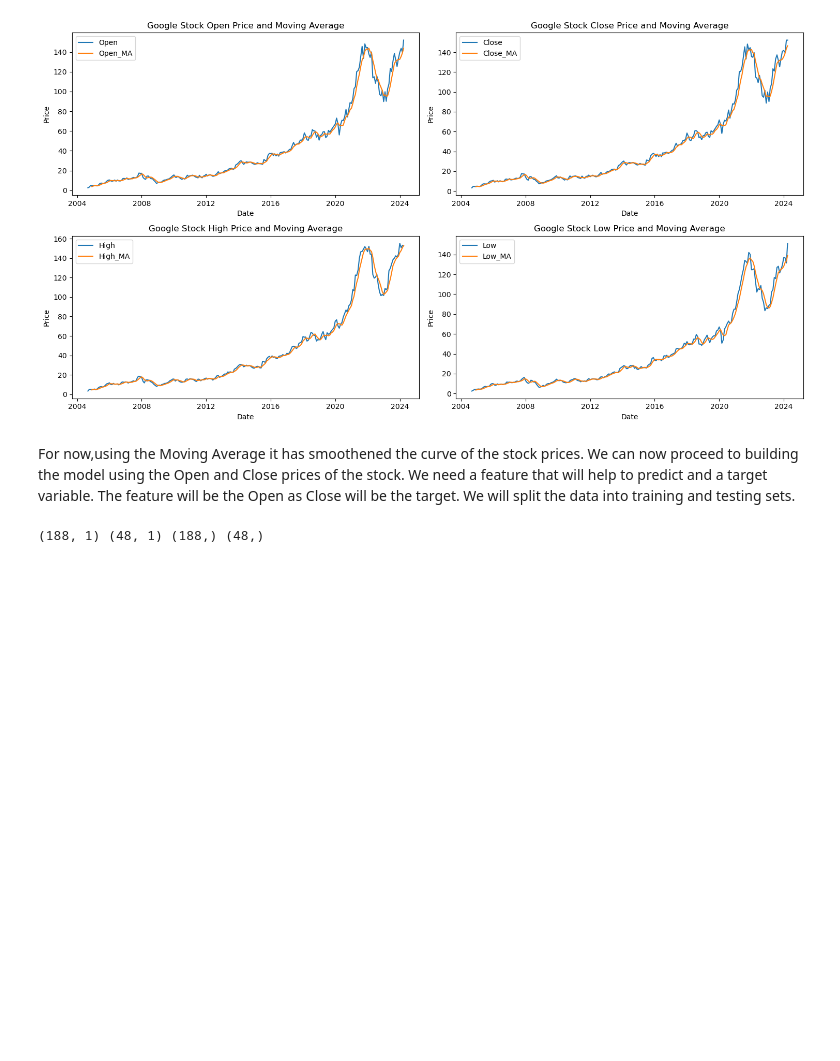
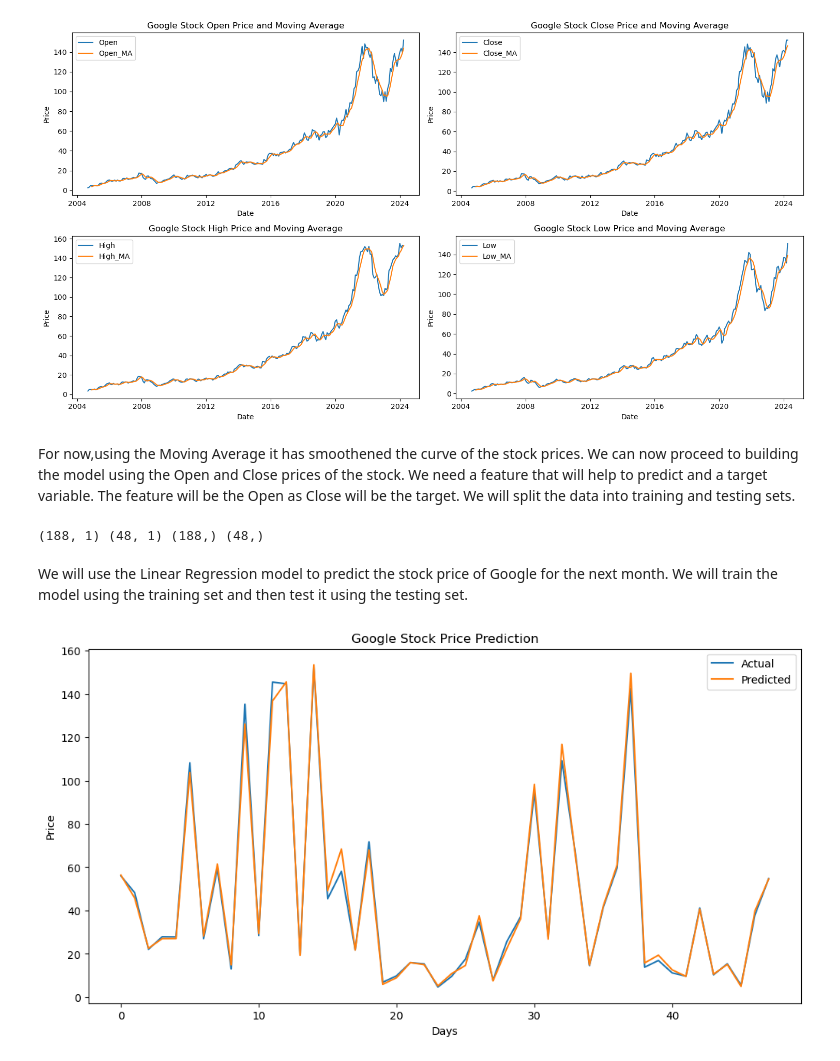
Before and after one commit to Billy272/Mastering-Data, a Jupyter notebook: Google/Google_Monthly_Stock.ipynb, the cells around one changed output. Saved outputs shown, nothing was run; the diff lists cells and outputs as text; code cells hidden in the pictures; blank space fills up the shorter version.

```diff
--- a/Google/Google_Monthly_Stock.ipynb
+++ b/Google/Google_Monthly_Stock.ipynb
@@ -161,3 +161,24 @@ X_test = X_test.reshape(-1, 1)
 print(X_train.shape, X_test.shape, y_train.shape, y_test.shape)
 # %% [output]
 (188, 1) (48, 1) (188,) (48,)
+# %% [markdown]
+We will use the Linear Regression model to predict the stock price of Google for the next month. We will train the
+model using the training set and then test it using the testing set.
+# %%
+from sklearn.linear_model import LinearRegression
+
+model = LinearRegression()
+model.fit(X_train, y_train)
+
+y_pred = model.predict(X_test)
+
+plt.figure(figsize=(12, 6))
+plt.plot(y_test, label='Actual')
+plt.plot(y_pred, label='Predicted')
+plt.title('Google Stock Price Prediction')
+plt.xlabel('Days')
+plt.ylabel('Price')
+plt.legend()
+plt.show()
+# %% [output]
+[figure, added]
```
